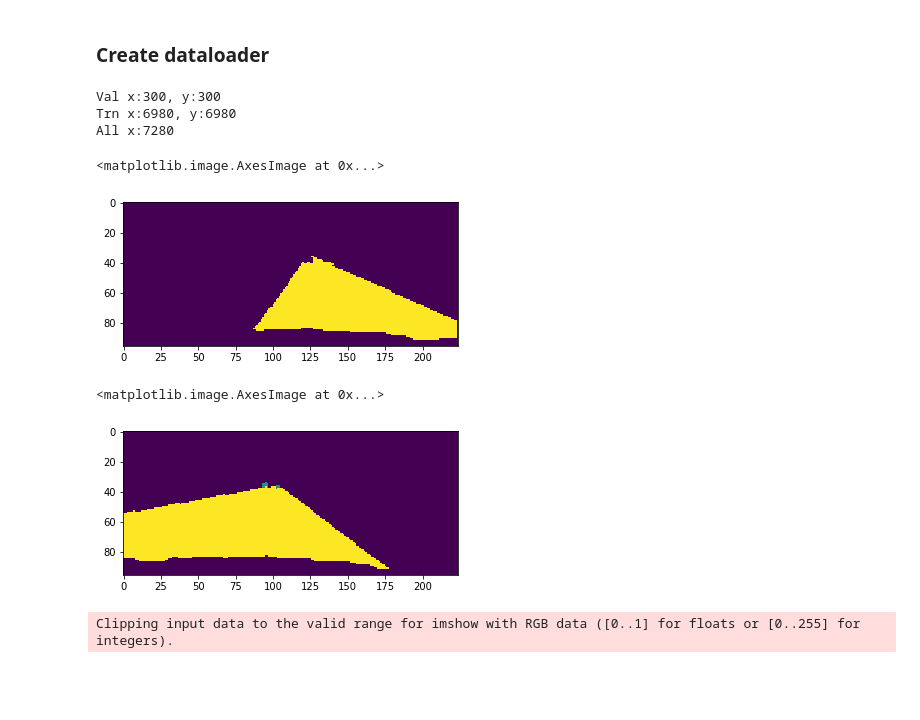
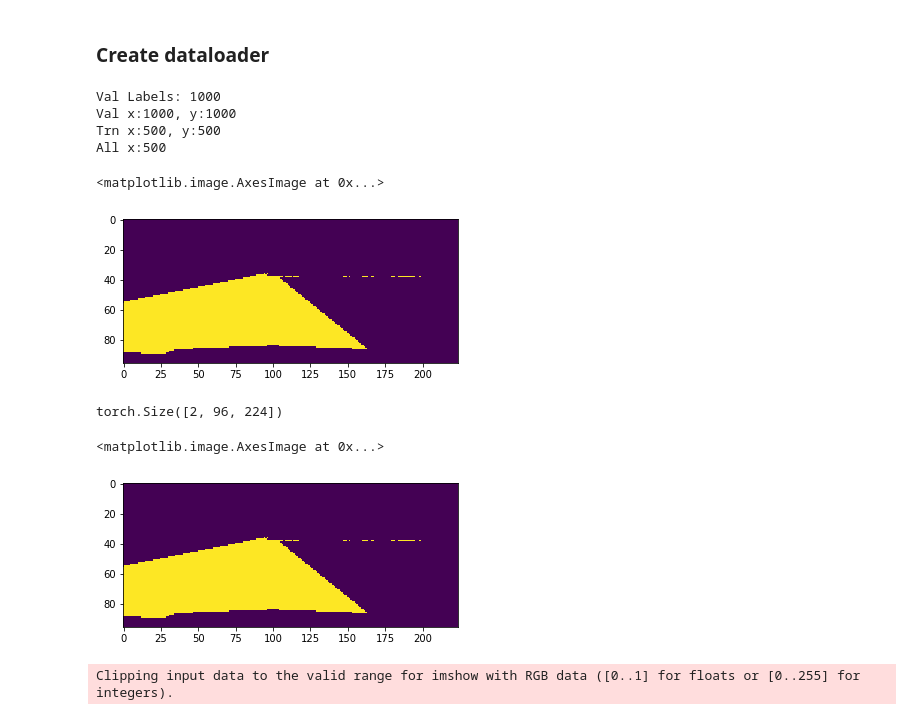
Before and after one commit to bearpelican/lyft-perception-challenge, a Jupyter notebook: workspace/Example/lyft-unet-train33-test-val-data.ipynb, the cells around one changed output. Drawn from its saved outputs; the diff is of its cells as text; code cells hidden in the pictures; blank space fills up the shorter version.

```diff
--- a/workspace/Example/lyft-unet-train33-test-val-data.ipynb
+++ b/workspace/Example/lyft-unet-train33-test-val-data.ipynb
@@ -29,6 +29,6 @@ ROAD_LINES=6
 TRAIN_DN = 'CameraRGB'
 MASKS_DN = 'CameraSeg'
 workers=7
-random_crop=True
+random_crop=False
 pseudo_label=False
-use_val=True
+val_folder = 'test'
@@ -168,23 +168,23 @@ class RRC(transforms.RandomResizedCrop):
         y = TTF.resized_crop(y, i, j, h, w, self.size, self.interpolation)
         return x, y
 # %%
-def torch_loader(f_ext, data_path, bs, size, workers=7, random_crop=False, pseudo_label=False, use_val=False):
+def torch_loader(f_ext, data_path, bs, size, workers=7, random_crop=False, pseudo_label=False, val_folder=None):
     # Data loading code
-    x_names = np.sort(np.array(glob(str(data_path/f'CameraRGB{f_ext}'/'*.png'))))[:500]
-    y_names = np.sort(np.array(glob(str(data_path/f'CameraSeg{f_ext}'/'*.png'))))[:500]
+    x_names = np.sort(np.array(glob(str(data_path/f'CameraRGB{f_ext}'/'*.png'))))
+    y_names = np.sort(np.array(glob(str(data_path/f'CameraSeg{f_ext}'/'*.png'))))
 
     x_n = x_names.shape[0]
     val_idxs = list(range(x_n-300, x_n))
 
     if pseudo_label:
-        x_names_test = np.sort(np.array(glob(f'../data/TestData/CameraRGB{f_ext}/*.png')))
-        y_names_test = np.sort(np.array(glob(f'../data/TestData/CameraSeg{f_ext}/*.png')))
+        x_names_test = np.sort(np.array(glob(f'../data/pseudo/CameraRGB{f_ext}/*.png')))
+        y_names_test = np.sort(np.array(glob(f'../data/pseudo/CameraSeg{f_ext}/*.png')))
         x_names = np.concatenate((x_names, x_names_test))
         x_names = np.concatenate((y_names, y_names_test))
         print(f'Pseudo-Labels: {len(x_names_test)}')
-    if use_val:
-        x_names_val = np.sort(np.array(glob(f'../data/val/CameraRGB{f_ext}/*.png')))
-        y_names_val = np.sort(np.array(glob(f'../data/val/CameraSeg{f_ext}/*.png')))
+    if val_folder:
+        x_names_val = np.sort(np.array(glob(f'../data/{val_folder}/CameraRGB{f_ext}/*.png')))
+        y_names_val = np.sort(np.array(glob(f'../data/{val_folder}/CameraSeg{f_ext}/*.png')))
         val_x,val_y = x_names_val, y_names_val
         trn_x,trn_y = x_names, y_names
         print(f'Val Labels:', len(val_x))
@@ -239,8 +239,9 @@ def denorm(x):
 sz = 96
 bs = 2
 ext = '-150'
-md = torch_loader(ext, PATH, bs, sz, workers, random_crop, pseudo_label, use_val)
+md = torch_loader(ext, PATH, bs, sz, workers, random_crop, pseudo_label, val_folder)
 # %% [output]
-Val x:300, y:300
-Trn x:6980, y:6980
-All x:7280
+Val Labels: 1000
+Val x:1000, y:1000
+Trn x:500, y:500
+All x:500
@@ -249,13 +248,19 @@ x,y = data.trn_ds[800]
+# %%
+x,y = md.val_ds[259]
 # %%
 plt.imshow(y[1])
 # %% [output]
 <matplotlib.image.AxesImage at 0x...>
-[figure, old version]
+[figure, new version]
+# %%
+y.shape
+# %% [output]
+torch.Size([2, 96, 224])
 # %%
-plt.imshow(y)
+plt.imshow(y[1])
 # %% [output]
 <matplotlib.image.AxesImage at 0x...>
-[figure, old version]
+[figure, new version]
 # %%
 x_out = denorm(x)
 # %%
```
Also changed, not shown: parts of 9 cells of this notebook, 11 other files.
